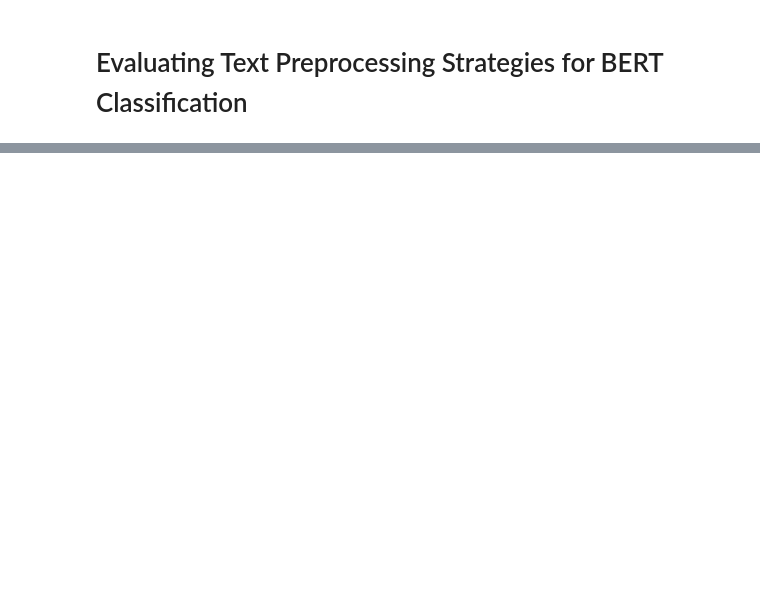
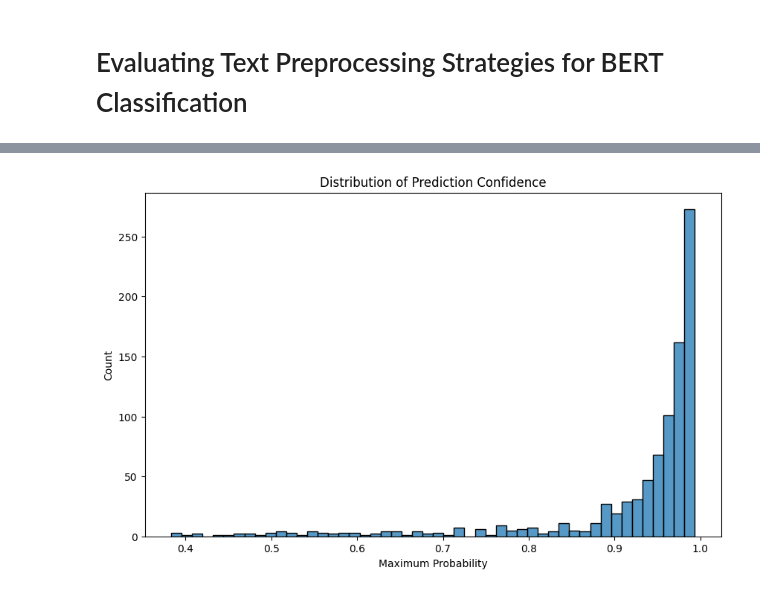
Before and after one commit to SzymonJot/PolishTweetsClassification, a Jupyter notebook: PolishTweetsClassifcation.ipynb, the cells around one changed output, grey strips where cells are left out. Cells and saved outputs as stored; diff of their text form; code cells hidden in the pictures; blank space fills up the shorter version.

```diff
--- a/PolishTweetsClassifcation.ipynb
+++ b/PolishTweetsClassifcation.ipynb
@@ -922,0 +553,30 @@ Passing `palette` without assigning `hue` is deprecated and will be removed in v
+# %%
+import torch.nn.functional as F
+import numpy as np
+
+# Get predictions (these are logits)
+predictions = trainer.predict(tokenized_dataset["test"])
+raw_logits = predictions.predictions
+
+# Apply softmax to get probabilities
+softmax_probs = F.softmax(torch.tensor(raw_logits), dim=1).numpy()
+
+# Now you can:
+# 1. Print probabilities for individual predictions
+print("First 5 predictions with probabilities:")
+for i in range(5):
+    print(f"Example {i}:")
+    print(f"Negative prob: {softmax_probs[i][0]:.4f}")
+    print(f"Neutral prob: {softmax_probs[i][1]:.4f}")
+    print(f"Positive prob: {softmax_probs[i][2]:.4f}")
+    print(f"Predicted class: {np.argmax(softmax_probs[i])}")
+    print()
+
+# 2. Get average confidence scores
+avg_confidence = np.mean(np.max(softmax_probs, axis=1))
+print(f"Average confidence score: {avg_confidence:.4f}")
+
+# 3. Find highly uncertain predictions (where max probability is below a threshold)
+uncertainty_threshold = 0.7
+uncertain_preds = np.where(np.max(softmax_probs, axis=1) < uncertainty_threshold)[0]
+print(f"\nNumber of uncertain predictions: {len(uncertain_preds)}")
@@ -922,0 +604,12 @@ Passing `palette` without assigning `hue` is deprecated and will be removed in v
+# %%
+import seaborn as sns
+
+# Plot distribution of maximum probabilities
+plt.figure(figsize=(10, 6))
+sns.histplot(np.max(softmax_probs, axis=1), bins=50)
+plt.title('Distribution of Prediction Confidence')
+plt.xlabel('Maximum Probability')
+plt.ylabel('Count')
+plt.show()
+# %% [output]
+[figure, added]
```
Also changed, not shown: parts of 45 cells of this notebook, 8 other files.
